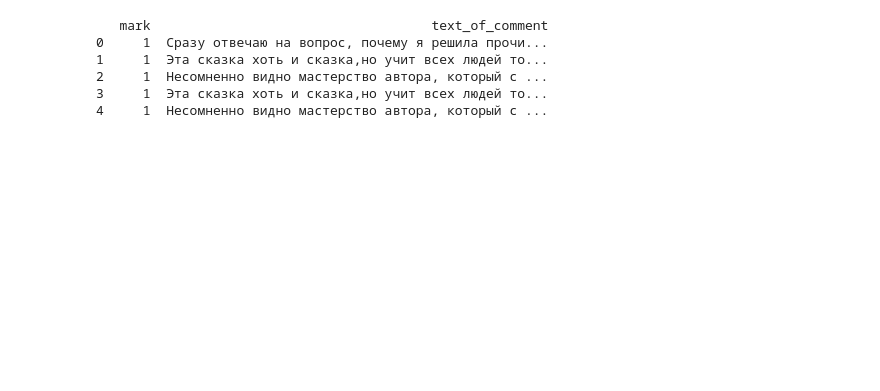
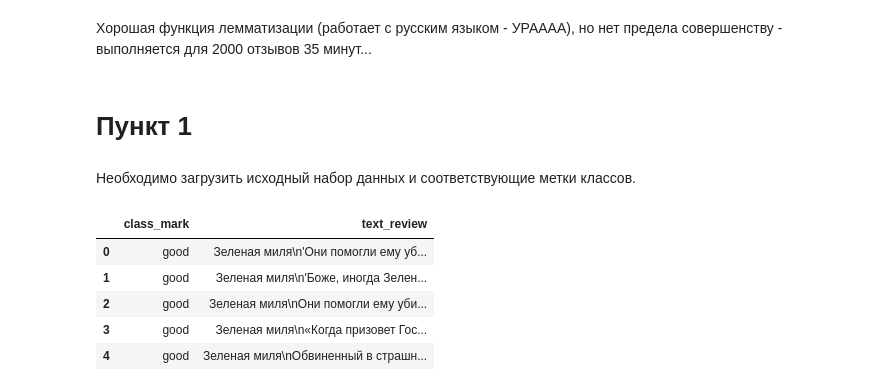
Before and after one commit to Cat-sandwich/Labochka_5, a Jupyter notebook: notebook.ipynb, the cells around one changed output. Drawn from its saved outputs; the diff is of its cells as text; code cells hidden in the pictures; blank space fills up the shorter version.

```diff
--- a/notebook.ipynb
+++ b/notebook.ipynb
@@ -20,6 +20,8 @@ from nltk.corpus import stopwords
 
 from sklearn.feature_extraction.text import CountVectorizer
 from sklearn.model_selection import train_test_split
+# %% [markdown]
+Хорошая функция лемматизации (работает с русским языком - УРАААА), но нет предела совершенству - выполняется для 2000 отзывов 35 минут...
 # %%
 
 def Lemmatize(src: list):
@@ -31,21 +33,26 @@ def Lemmatize(src: list):
     lemmas = m.lemmatize(text_nomalized)
 
     return lemmas
+# %% [markdown]
+# Пункт 1
+# %% [markdown]
+Необходимо загрузить исходный набор данных и соответствующие метки классов.
 # %%
 data = pd.read_csv('dataframe.csv')
-data = data.head(5)
-print(data)
+
+#data = data.head(5)
+data.head()
 #data = data.head(10)
 #«Обучающая выборка» — это набор данных, который используется для разработки модели машинного обучения.
 
 #«Валидационная выборка» — это набор данных, который используется в процессе разработки модели машинного обучения для подбора оптимального набора гиперпараметров.
 
 #«Тестовая выборка» — это набор данных, который не используется непосредственно в процессе обучения модели или для подбора гиперпараметров,
 # однако позволяет протестировать модель и является контрольным.
 # %% [output]
-   mark                                    text_of_comment
-0     1  Сразу отвечаю на вопрос, почему я решила прочи...
-1     1  Эта сказка хоть и сказка,но учит всех людей то...
-2     1  Несомненно видно мастерство автора, который с ...
-3     1  Эта сказка хоть и сказка,но учит всех людей то...
-4     1  Несомненно видно мастерство автора, который с ...
+|  | class_mark | text_review |
+| 0 | good | Зеленая миля\n'Они помогли ему уб... |
+| 1 | good | Зеленая миля\n'Боже, иногда Зелен... |
+| 2 | good | Зеленая миля\nОни помогли ему уби... |
+| 3 | good | Зеленая миля\n«Когда призовет Гос... |
+| 4 | good | Зеленая миля\nОбвиненный в страшн... |
```
Also changed, not shown: parts of 15 cells of this notebook, 7 other files.
